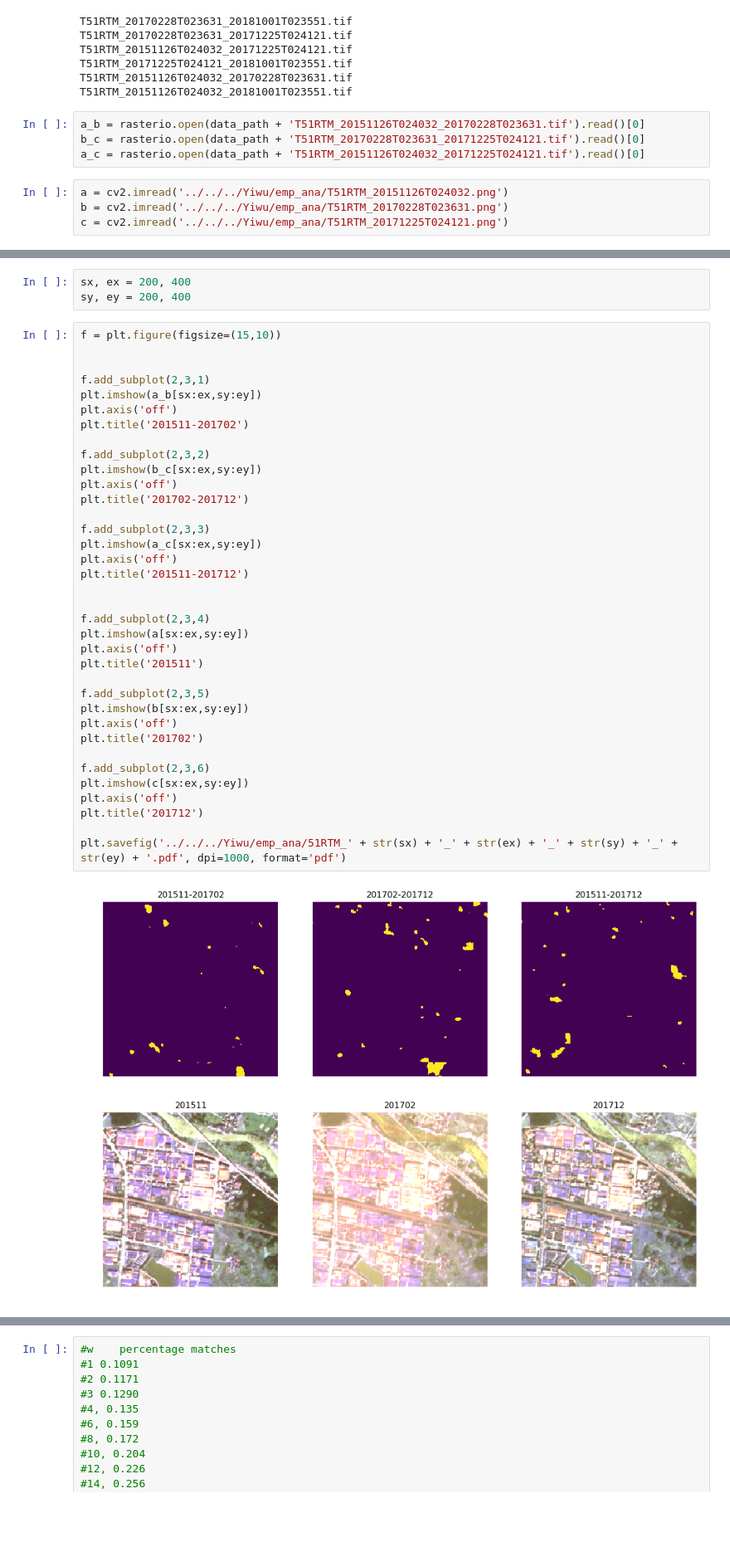
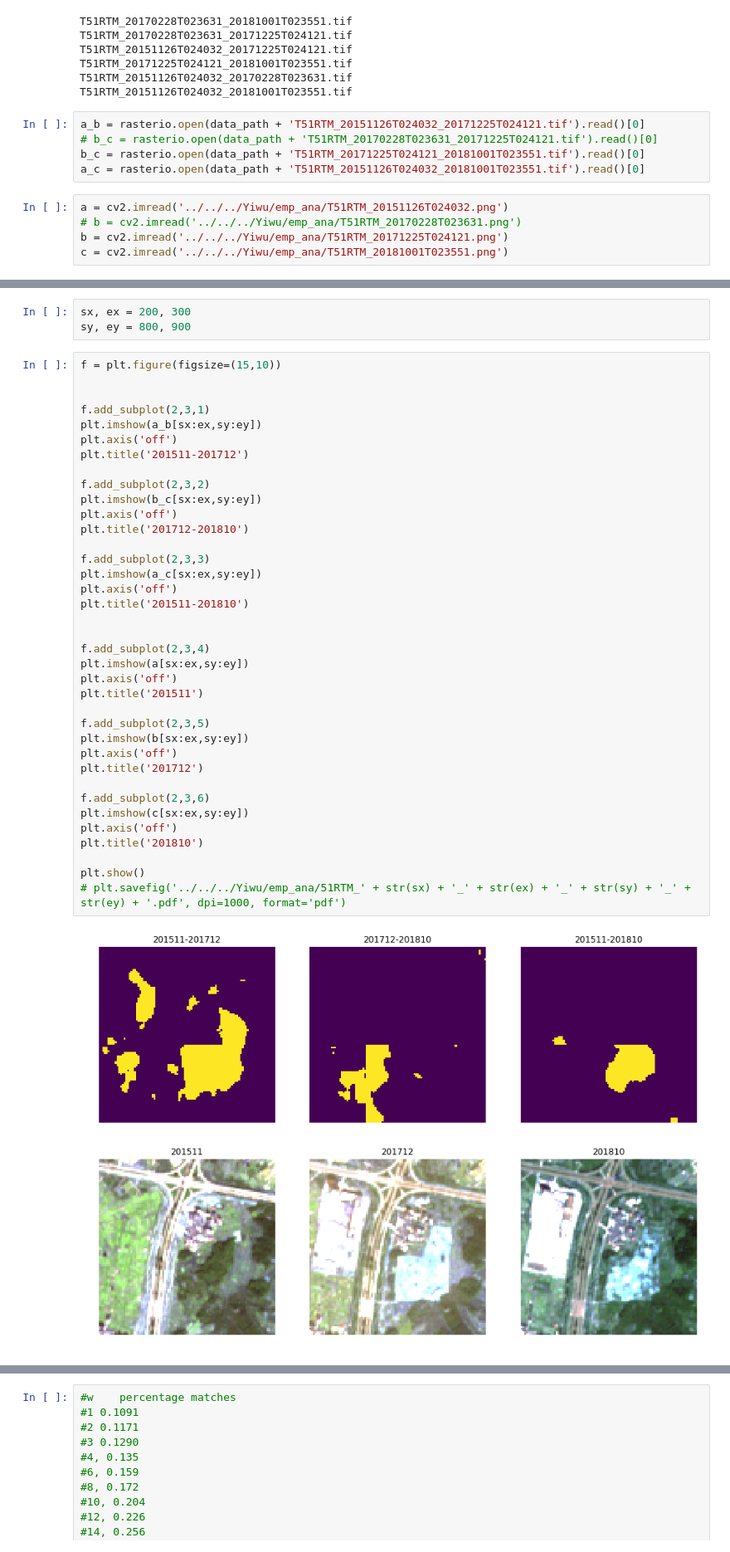
Before and after one commit to granularai/fabric, a Jupyter notebook: notebooks/play_empirical_analysis.ipynb, the cells around one changed output, grey strips where cells are left out. Shown at 83% size. Drawn from its saved outputs; the diff is of its cells as text; blank space fills up the shorter version.

```diff
--- a/notebooks/play_empirical_analysis.ipynb
+++ b/notebooks/play_empirical_analysis.ipynb
@@ -56,11 +56,13 @@ T51RTM_20171225T024121_20181001T023551.tif
 T51RTM_20151126T024032_20170228T023631.tif
 T51RTM_20151126T024032_20181001T023551.tif
 # %%
-a_b = rasterio.open(data_path + 'T51RTM_20151126T024032_20170228T023631.tif').read()[0]
-b_c = rasterio.open(data_path + 'T51RTM_20170228T023631_20171225T024121.tif').read()[0]
-a_c = rasterio.open(data_path + 'T51RTM_20151126T024032_20171225T024121.tif').read()[0]
+a_b = rasterio.open(data_path + 'T51RTM_20151126T024032_20171225T024121.tif').read()[0]
+# b_c = rasterio.open(data_path + 'T51RTM_20170228T023631_20171225T024121.tif').read()[0]
+b_c = rasterio.open(data_path + 'T51RTM_20171225T024121_20181001T023551.tif').read()[0]
+a_c = rasterio.open(data_path + 'T51RTM_20151126T024032_20181001T023551.tif').read()[0]
 # %%
 a = cv2.imread('../../../Yiwu/emp_ana/T51RTM_20151126T024032.png')
-b = cv2.imread('../../../Yiwu/emp_ana/T51RTM_20170228T023631.png')
-c = cv2.imread('../../../Yiwu/emp_ana/T51RTM_20171225T024121.png')
+# b = cv2.imread('../../../Yiwu/emp_ana/T51RTM_20170228T023631.png')
+b = cv2.imread('../../../Yiwu/emp_ana/T51RTM_20171225T024121.png')
+c = cv2.imread('../../../Yiwu/emp_ana/T51RTM_20181001T023551.png')
 # %%
@@ -74,42 +76,43 @@ ac_and_ab_or_bc = np.logical_and(ab_or_bc, a_c)
 # %%
-sx, ex = 200, 400
-sy, ey = 200, 400
+sx, ex = 200, 300
+sy, ey = 800, 900
 # %%
 f = plt.figure(figsize=(15,10))
 
 
 f.add_subplot(2,3,1)
 plt.imshow(a_b[sx:ex,sy:ey])
 plt.axis('off')
-plt.title('201511-201702')
+plt.title('201511-201712')
 
 f.add_subplot(2,3,2)
 plt.imshow(b_c[sx:ex,sy:ey])
 plt.axis('off')
-plt.title('201702-201712')
+plt.title('201712-201810')
 
 f.add_subplot(2,3,3)
 plt.imshow(a_c[sx:ex,sy:ey])
 plt.axis('off')
-plt.title('201511-201712')
+plt.title('201511-201810')
 
 
 f.add_subplot(2,3,4)
 plt.imshow(a[sx:ex,sy:ey])
 plt.axis('off')
 plt.title('201511')
 
 f.add_subplot(2,3,5)
 plt.imshow(b[sx:ex,sy:ey])
 plt.axis('off')
-plt.title('201702')
+plt.title('201712')
 
 f.add_subplot(2,3,6)
 plt.imshow(c[sx:ex,sy:ey])
 plt.axis('off')
-plt.title('201712')
+plt.title('201810')
 
-plt.savefig('../../../Yiwu/emp_ana/51RTM_' + str(sx) + '_' + str(ex) + '_' + str(sy) + '_' + str(ey) + '.pdf', dpi=1000, format='pdf')
+plt.show()
+# plt.savefig('../../../Yiwu/emp_ana/51RTM_' + str(sx) + '_' + str(ex) + '_' + str(sy) + '_' + str(ey) + '.pdf', dpi=1000, format='pdf')
 # %% [output]
-[figure, old version]
+[figure, new version]
 # %%
```
Also changed, not shown: parts of 4 cells of this notebook, 1 other file.
